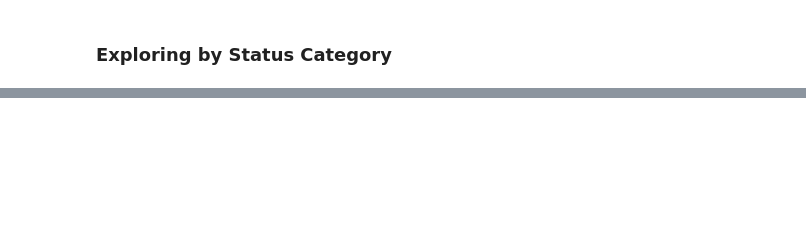
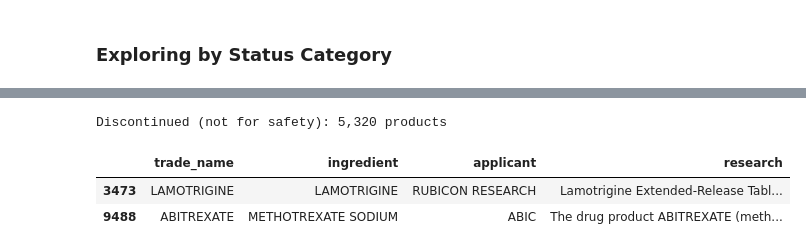
Before and after one commit to futuresearch/everyrow-sdk, a Jupyter notebook: docs/case_studies/agent-map-regulatory-status/notebook.ipynb, the cells around one changed output, grey strips where cells are left out. Saved outputs shown, nothing was run; the diff lists cells and outputs as text; code cells hidden in the pictures; blank space fills up the shorter version.

```diff
--- a/docs/case_studies/agent-map-regulatory-status/notebook.ipynb
+++ b/docs/case_studies/agent-map-regulatory-status/notebook.ipynb
@@ -129,8 +171,13 @@ withdrawn[["trade_name", "ingredient", "dosage_form", "research"]].sample(min(5,
 # %%
 # Discontinued products (not for safety)
 discontinued = results_df[results_df["regulatory_status"] == "Discontinued (not withdrawn for safety)"]
 print(f"Discontinued (not for safety): {len(discontinued):,} products")
-discontinued[["trade_name", "ingredient", "applicant", "research"]].sample(5, random_state=42)
+discontinued[["trade_name", "ingredient", "applicant", "research"]].sample(2, random_state=42)
+# %% [output]
+Discontinued (not for safety): 5,320 products
+|  | trade_name | ingredient | applicant | research |
+| 3473 | LAMOTRIGINE | LAMOTRIGINE | RUBICON RESEARCH | Lamotrigine Extended-Release Tabl... |
+| 9488 | ABITREXATE | METHOTREXATE SODIUM | ABIC | The drug product ABITREXATE (meth... |
 # %%
 # Currently approved products (NDA + ANDA)
 approved = results_df[results_df["regulatory_status"].isin(["FDA approved (NDA)", "FDA approved (ANDA \u2013 generic)"])]
```
Also changed, not shown: parts of 15 cells of this notebook.
